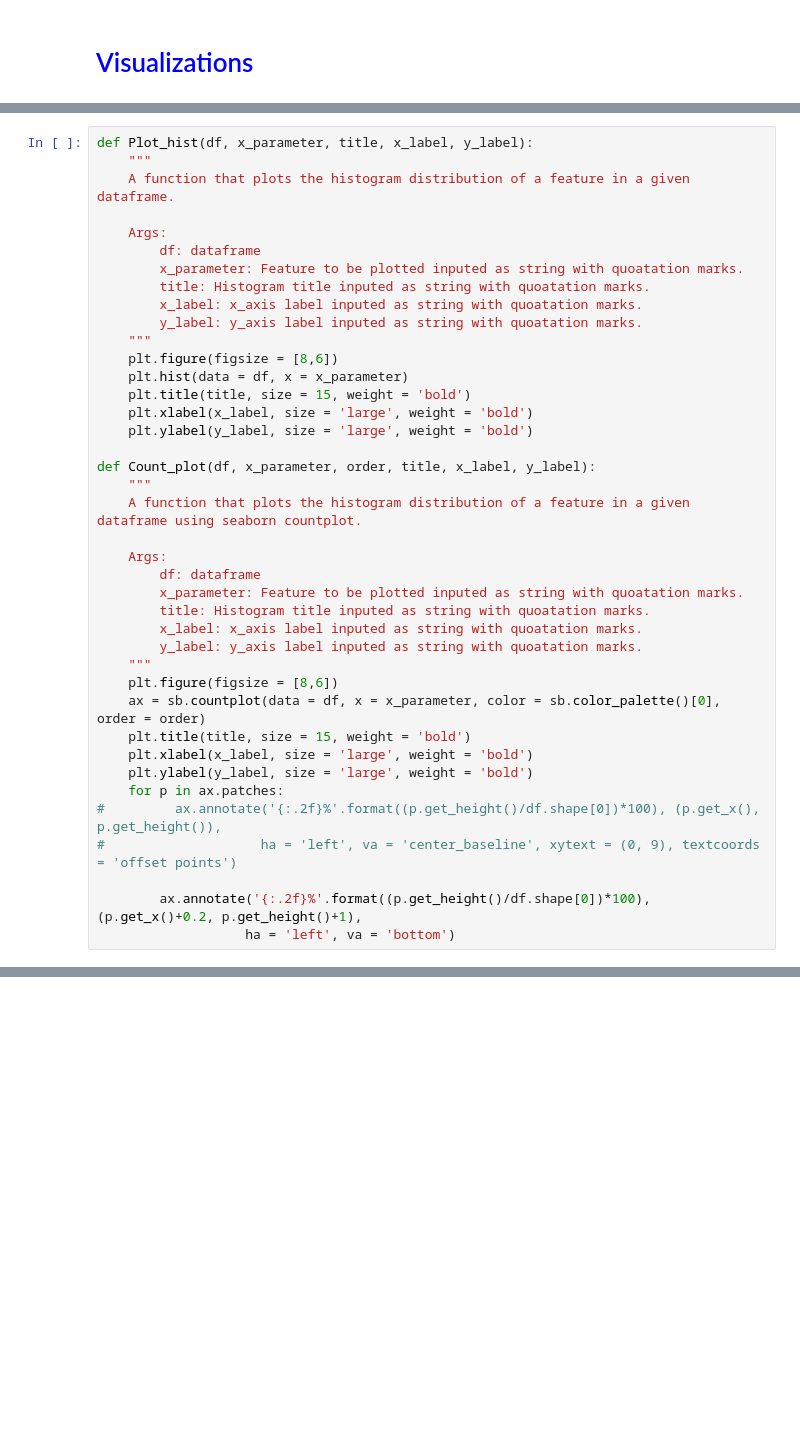
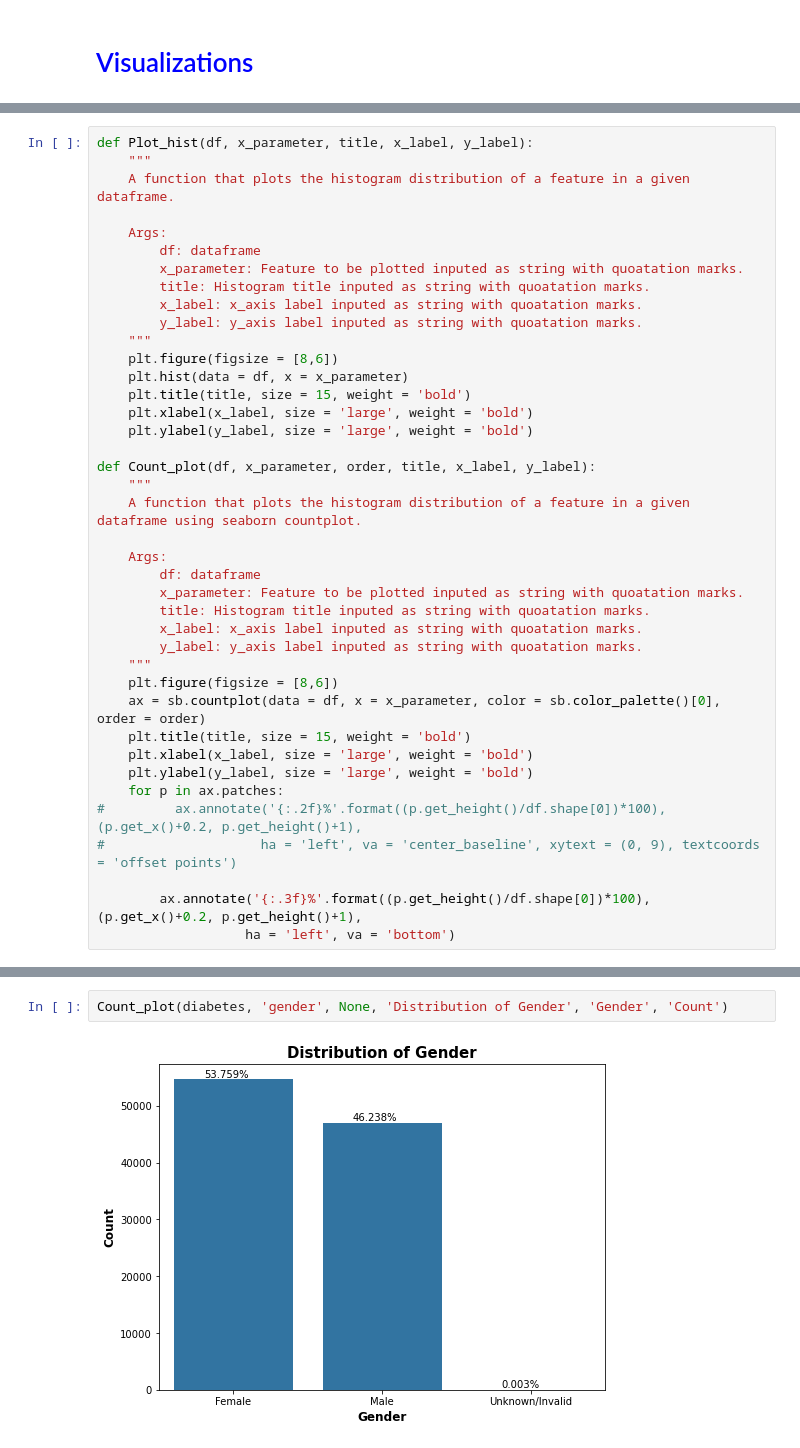
Before and after one commit to Merci93/Diabetes_in_the_US, a Jupyter notebook: US_diabetes_Analysis.ipynb, the cells around one changed output, grey strips where cells are left out. Cells and saved outputs as stored; diff of their text form; blank space fills up the shorter version.

Commit message:
Distribution of Gender

```diff
--- a/US_diabetes_Analysis.ipynb
+++ b/US_diabetes_Analysis.ipynb
@@ -799,8 +799,8 @@ def Count_plot(df, x_parameter, order, title, x_label, y_label):
     plt.xlabel(x_label, size = 'large', weight = 'bold')
     plt.ylabel(y_label, size = 'large', weight = 'bold')
     for p in ax.patches:
-#         ax.annotate('{:.2f}%'.format((p.get_height()/df.shape[0])*100), (p.get_x(), p.get_height()),
+#         ax.annotate('{:.2f}%'.format((p.get_height()/df.shape[0])*100), (p.get_x()+0.2, p.get_height()+1),
 #                    ha = 'left', va = 'center_baseline', xytext = (0, 9), textcoords = 'offset points')
 
-        ax.annotate('{:.2f}%'.format((p.get_height()/df.shape[0])*100), (p.get_x()+0.2, p.get_height()+1),
+        ax.annotate('{:.3f}%'.format((p.get_height()/df.shape[0])*100), (p.get_x()+0.2, p.get_height()+1),
                    ha = 'left', va = 'bottom')
@@ -815,0 +816,4 @@ Count_plot(diabetes, 'race', race, 'Distribution of Race', 'Race', 'Count')
+# %%
+Count_plot(diabetes, 'gender', None, 'Distribution of Gender', 'Gender', 'Count')
+# %% [output]
+[figure, added]
```
Also changed, not shown: parts of 9 cells of this notebook.
